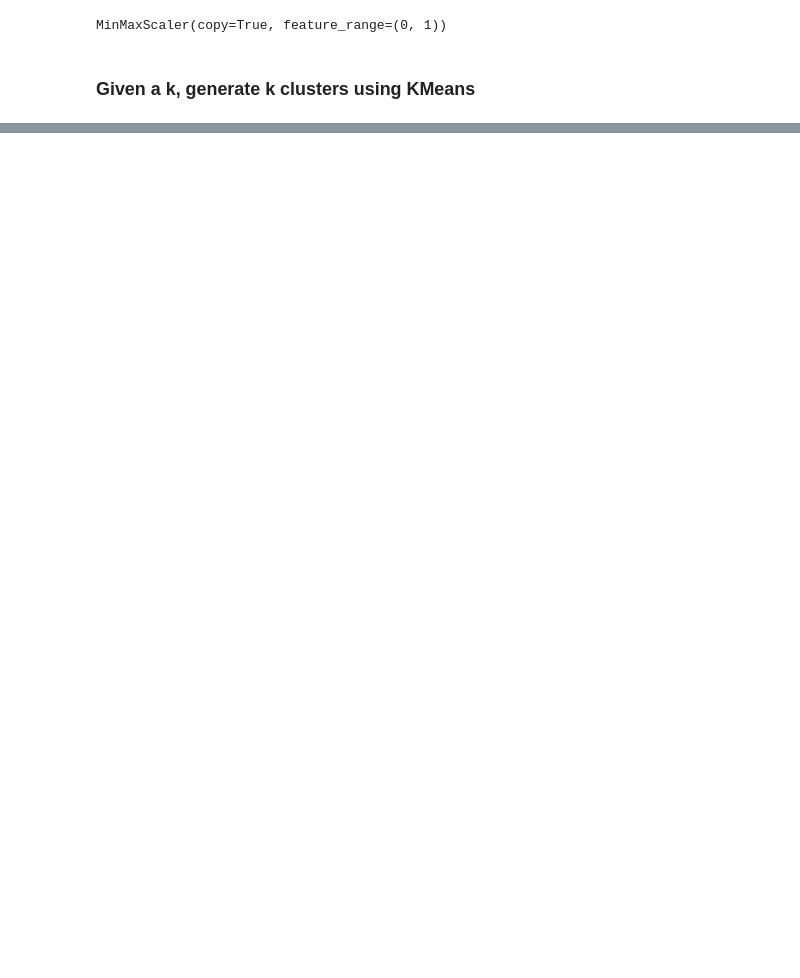
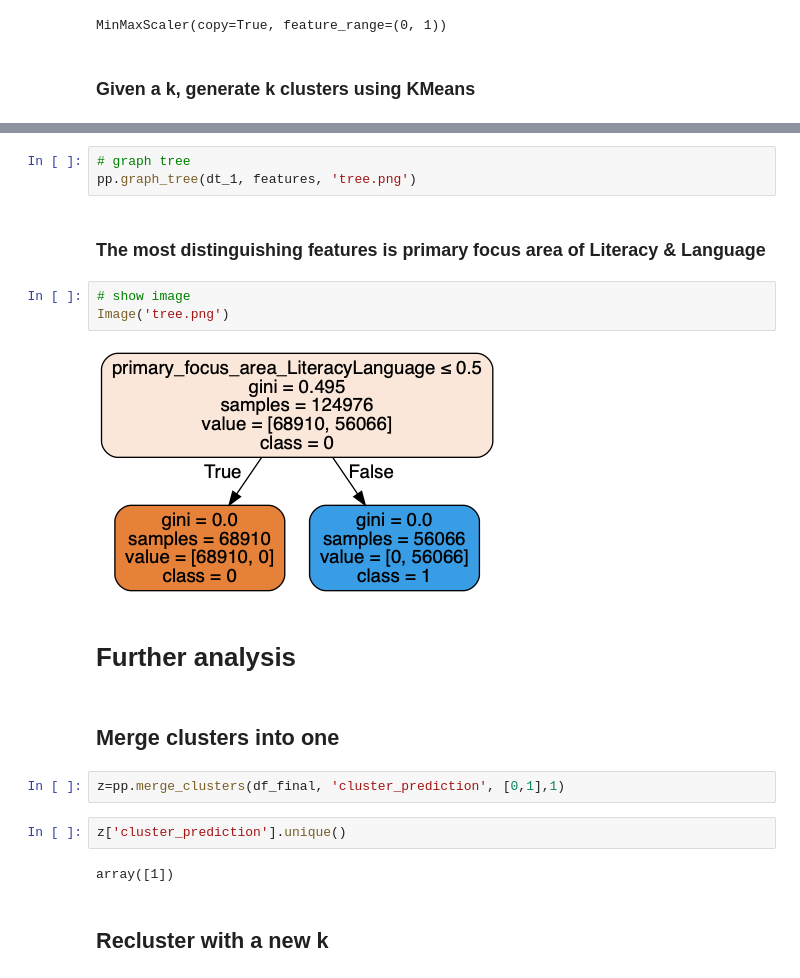
Before and after one commit to laurenjli/ml-pubpol, a Jupyter notebook: hw4/hw4_analysis.ipynb, the cells around one changed output, grey strips where cells are left out. Cells and saved outputs as stored; diff of their text form; blank space fills up the shorter version.

```diff
--- a/hw4/hw4_analysis.ipynb
+++ b/hw4/hw4_analysis.ipynb
@@ -212,0 +174,22 @@ res2.sort_values('percent', ascending=False)
+# %%
+# graph tree
+pp.graph_tree(dt_1, features, 'tree.png')
+# %% [markdown]
+### The most distinguishing features is primary focus area of Literacy & Language
+# %%
+# show image
+Image('tree.png')
+# %% [output]
+[figure, added]
+# %% [markdown]
+# Further analysis
+# %% [markdown]
+## Merge clusters into one
+# %%
+z=pp.merge_clusters(df_final, 'cluster_prediction', [0,1],1)
+# %%
+z['cluster_prediction'].unique()
+# %% [output]
+array([1])
+# %% [markdown]
+## Recluster with a new k
```
Also changed, not shown: parts of 27 cells of this notebook, 4 other files.
